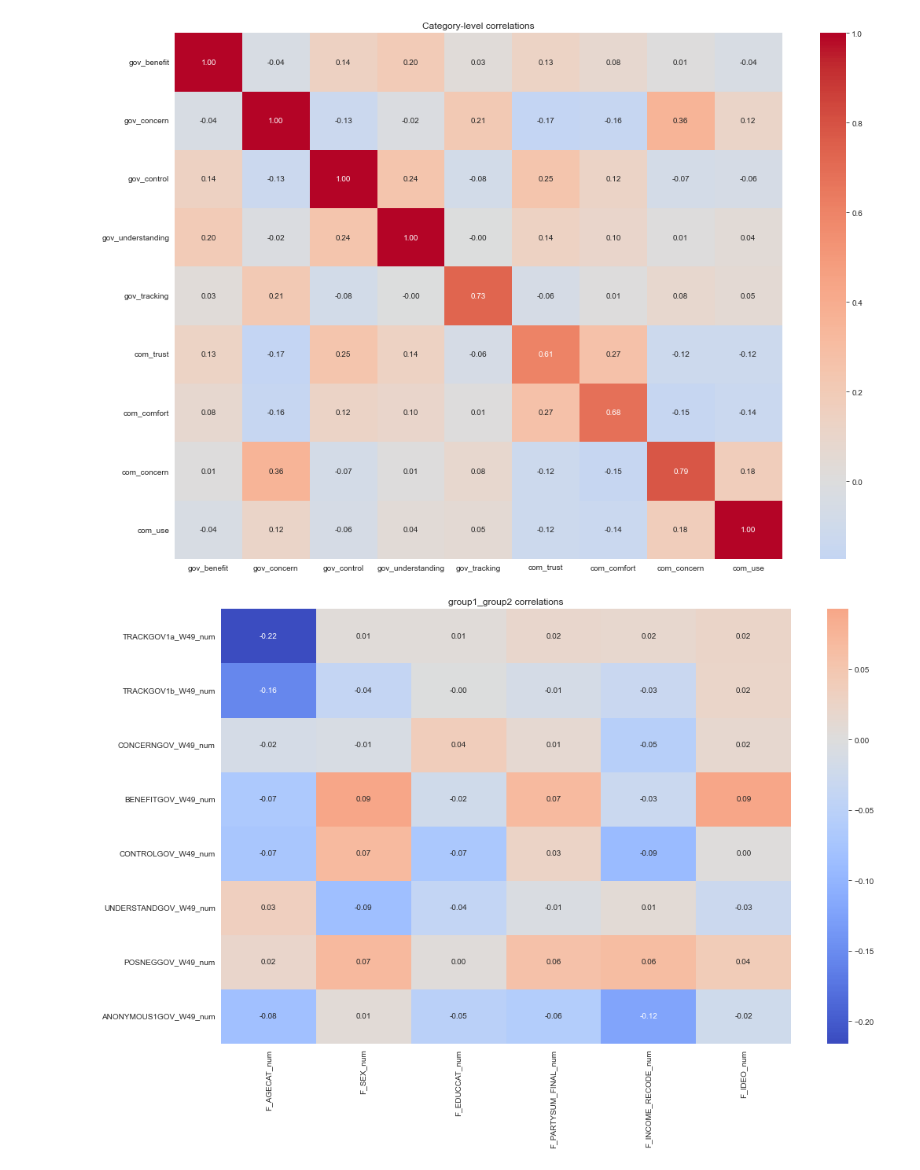
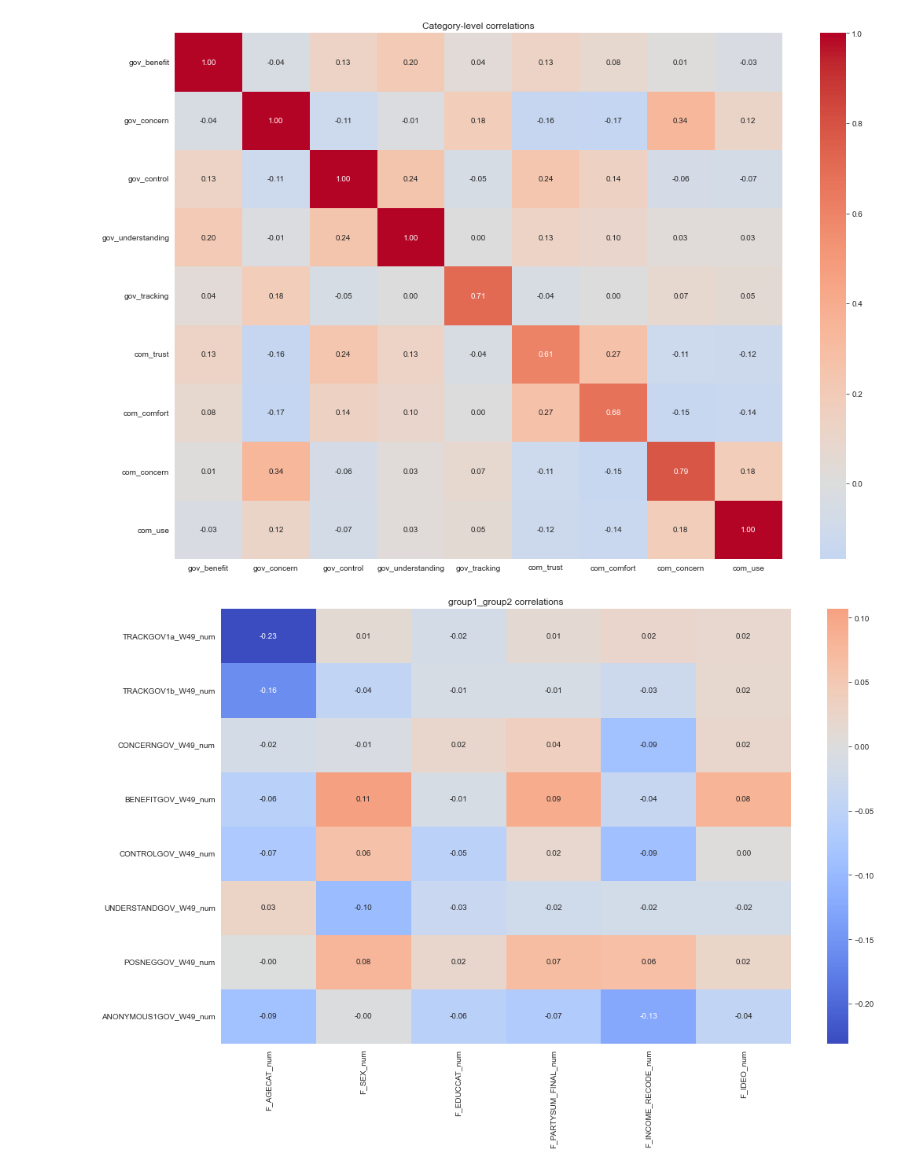
Before and after one commit to Tobiass48/CyberSecurity, a Jupyter notebook: Data_Regression_analysis.ipynb, the cells around one changed output. Saved outputs shown, nothing was run; the diff lists cells and outputs as text; code cells hidden in the pictures.

Commit message:
Data regression analysis code

```diff
--- a/Data_Regression_analysis.ipynb
+++ b/Data_Regression_analysis.ipynb
@@ -3,6 +3,7 @@ import pandas as pd
 import numpy as np
 import seaborn as sns
 import matplotlib.pyplot as plt
+from scipy import stats
 from scipy.stats import spearmanr
 from statsmodels.miscmodels.ordinal_model import OrderedModel
 
@@ -69,6 +70,8 @@ def define_categories():
 def process_demographics(df):
     """
     Convert demographic string variables to numeric categorical codes for correlation analysis.
+    Drop any rows where demographic values are DK/REF or Refused.
+
     Mapping:
     F_SEX: Male=1, Female=2
     F_AGECAT: DK/REF=1, 18-29=2, 30-49=3, 50-64=4, 65+=5
@@ -92,7 +95,21 @@ def process_demographics(df):
     df['F_INCOME_RECODE_num'] = df['F_INCOME_RECODE'].map(income_map)
     df['F_IDEO_num'] = df['F_IDEO'].map(ideo_map)
 
+    # --------------------------
+    # Drop rows with any Refused/DK/REF values
+    # F_AGECAT_num == 1, F_EDUCCAT_num == 4, F_PARTYSUM_FINAL_num == 3,
+    # F_INCOME_RECODE_num == 4, F_IDEO_num == 6
+    # --------------------------
+    df = df[
+        (df['F_AGECAT_num'] != 1) &
+        (df['F_EDUCCAT_num'] != 4) &
+        (df['F_PARTYSUM_FINAL_num'] != 3) &
+        (df['F_INCOME_RECODE_num'] != 4) &
+        (df['F_IDEO_num'] != 6)
+    ].copy()
+
     return df
+
 
 # -----------------------------
 # 4. Correlations
@@ -168,6 +185,44 @@ def plot_corr_blocks(corr_blocks, blocks_to_plot=None):
         else:
             print(f"Warning: '{block}' not found in correlation blocks")
 
+def plot_ordinal_with_significance(result, significance_level=0.05, title_prefix=""):
+    import matplotlib.pyplot as plt
+    import numpy as np
+    import pandas as pd
+    from scipy import stats
+
+    coefs = result.params
+    std_err = result.bse
+
+    z_values = coefs / std_err
+    p_values = pd.Series(2 * (1 - stats.norm.cdf(abs(z_values))), index=coefs.index)
+
+    ci_low = coefs - 1.96 * std_err
+    ci_high = coefs + 1.96 * std_err
+
+    # Keep only predictors (exclude cut points)
+    predictors = [var for var in coefs.index if '/' not in var]
+    coefs = coefs[predictors]
+    ci_low = ci_low[predictors]
+    ci_high = ci_high[predictors]
+    p_values = p_values[predictors]
+
+    fig, ax = plt.subplots(figsize=(6, max(2, len(coefs)*0.6)))
+    offset = 0.02 * (ci_high.max() - ci_low.min())
+
+    for coef, low, high, p, idx in zip(coefs, ci_low, ci_high, p_values, coefs.index):
+        color = 'blue' if p < significance_level else 'gray'
+        ax.errorbar(coef, idx, xerr=[[coef - low], [high - coef]],
+                    fmt='o', ecolor=color, capsize=5, mfc='white', mec='black')
+        ax.text(high + offset, idx, f"p={p:.3f}", va='center', ha='left', color=color)
+
+
+    ax.axvline(0, color='grey', linestyle='--')
+    ax.set_xlabel("Coefficient (log-odds)")
+    ax.set_title(f"{title_prefix}: Coefficients with Significance Highlighted (p<{significance_level})")
+    plt.tight_layout()
+    plt.show()
+
 # -----------------------------
 # 6. Ordinal Logistic Regression
 # -----------------------------
@@ -212,6 +267,10 @@ def main():
     # -------------------------
 
     # Possible options form compute_spearman_correlations: blocks_to_plot = ['all', 'group1_group1', 'group2_group2', 'group1_group2']
+    # Dus voor compute_spearman_correlations(df, government, company)
+    # group1_group1 : government vs government
+    # group2_group2: company vs company
+    # group1_group2: government vs company
     corr_blocks = compute_spearman_correlations(df, government, company)
     plot_corr_blocks(corr_blocks)
 
@@ -233,11 +292,36 @@ def main():
     print(res_gov.summary())
 
     # Company concern predicted by government variables
-    df['COMBINED_COM_CONCERN'] = df[['CONCERNGRPd_W49_num','CONCERNGRPf_W49_num']].mean(axis=1).round().astype(int)
+    df['COMBINED_COM_CONCERN'] = df[['CONCERNGRPd_W49_num','CONCERNGRPf_W49_num']].mean(axis=1).round().astype(int) # Weet niet of dit zomaar mag
     res_com = fit_ordinal_benefit_model(df, 'COMBINED_COM_CONCERN', government)
     print("Ordinal logistic regression: Company concern predicted by government variables")
     print(res_com.summary())
 
+    # Government concern ~ company
+    plot_ordinal_with_significance(res_gov, title_prefix="Government concern ~ company")
+
+    # Company concern ~ government
+    plot_ordinal_with_significance(res_com, title_prefix="Company concern ~ government")
+
+
+
+    # Government concern predicted by demographic variables
+    res_gov_dem = fit_ordinal_benefit_model(df, 'CONCERNGOV_W49_num', demographics_num)
+    print("Ordinal logistic regression: Government concern predicted by demographic variables")
+    print(res_gov_dem.summary())
+
+    # Company concern predicted by demographic variables
+    df['COMBINED_COM_CONCERN'] = df[['CONCERNGRPd_W49_num','CONCERNGRPf_W49_num']].mean(axis=1).round().astype(int) # Weet niet of dit zomaar mag
+    res_com_dem = fit_ordinal_benefit_model(df, 'COMBINED_COM_CONCERN', demographics_num)
+    print("Ordinal logistic regression: Company concern predicted by demographic variables")
+    print(res_com_dem.summary())
+
+    # Government concern ~ demographics
+    plot_ordinal_with_significance(res_gov_dem, title_prefix="Government Concern")
+
+    # Company concern ~ demographics
+    plot_ordinal_with_significance(res_com_dem, title_prefix="Company Concern")
+
 if __name__ == "__main__":
     main()
 # %% [output]
@@ -248,2 +332,2 @@ if __name__ == "__main__":
 [figure]
-[figure, old version]
+[figure, new version]
```
Also changed, not shown: parts of 1 cell of this notebook.
